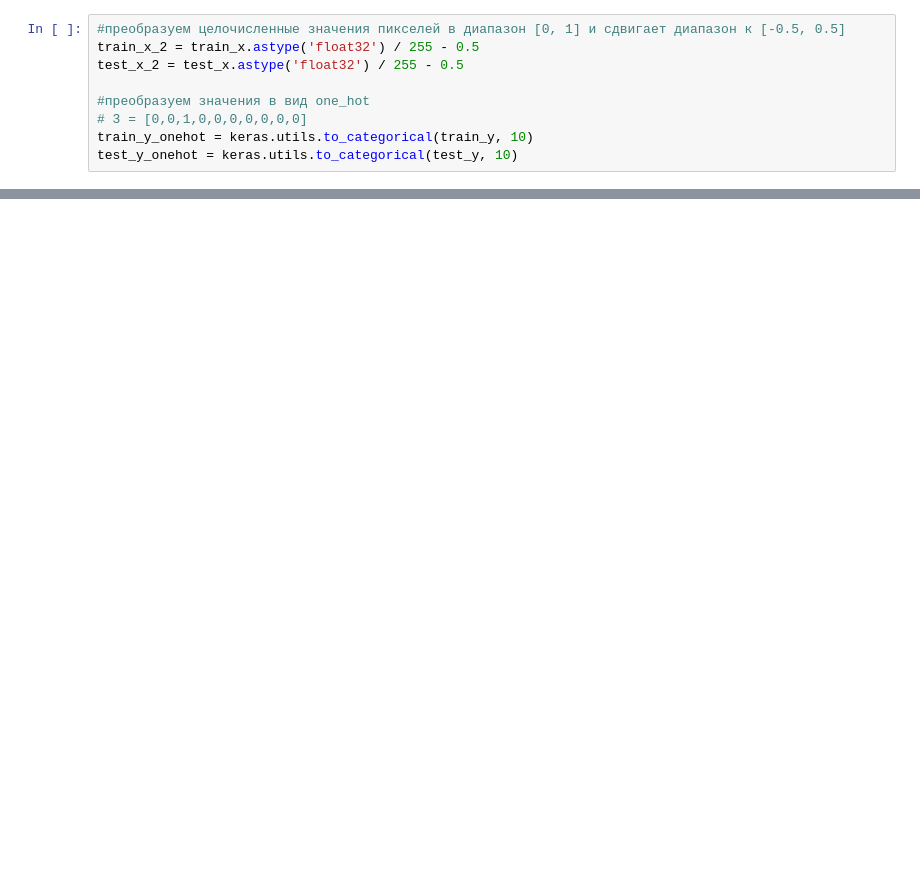
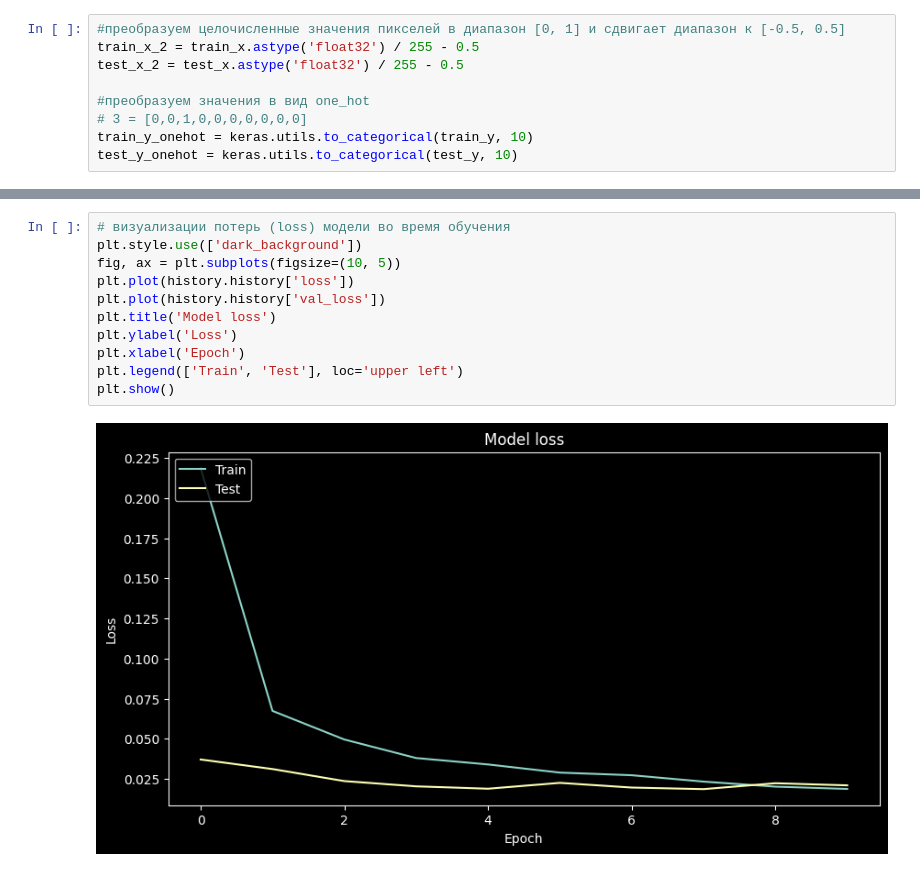
Before and after one commit to vlad9424/MNIST_number, a Jupyter notebook: MNIST_number.ipynb, the cells around one changed output, grey strips where cells are left out. Drawn from its saved outputs; the diff is of its cells as text; blank space fills up the shorter version.

```diff
--- a/MNIST_number.ipynb
+++ b/MNIST_number.ipynb
@@ -131,0 +184,13 @@ Invalid input shape for input Tensor("data:0", shape=(None, 28, 28), dtype=float
+# %%
+# визуализации потерь (loss) модели во время обучения
+plt.style.use(['dark_background'])
+fig, ax = plt.subplots(figsize=(10, 5))
+plt.plot(history.history['loss'])
+plt.plot(history.history['val_loss'])
+plt.title('Model loss')
+plt.ylabel('Loss')
+plt.xlabel('Epoch')
+plt.legend(['Train', 'Test'], loc='upper left')
+plt.show()
+# %% [output]
+[figure, added]
```
Also changed, not shown: parts of 8 cells of this notebook.
